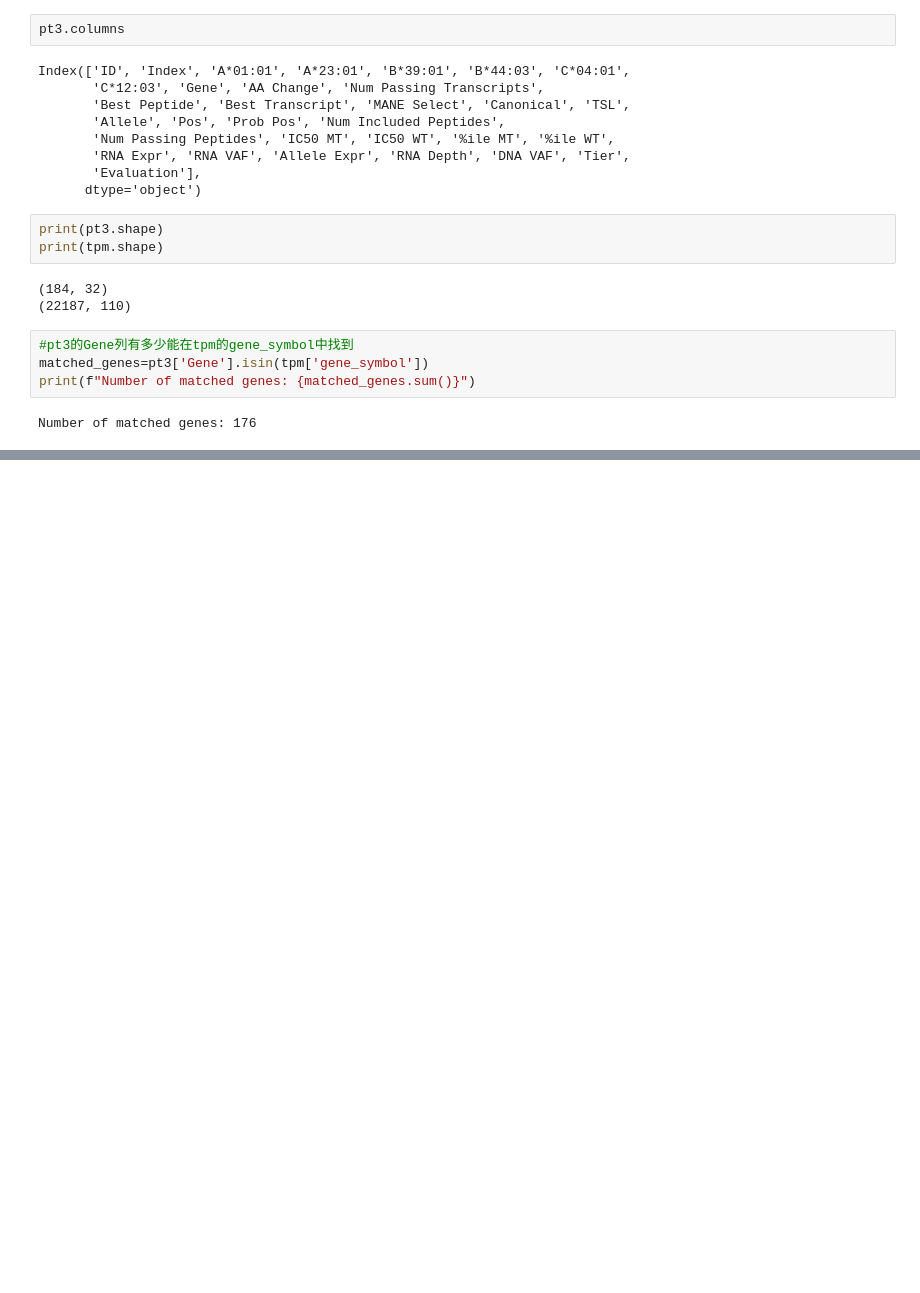
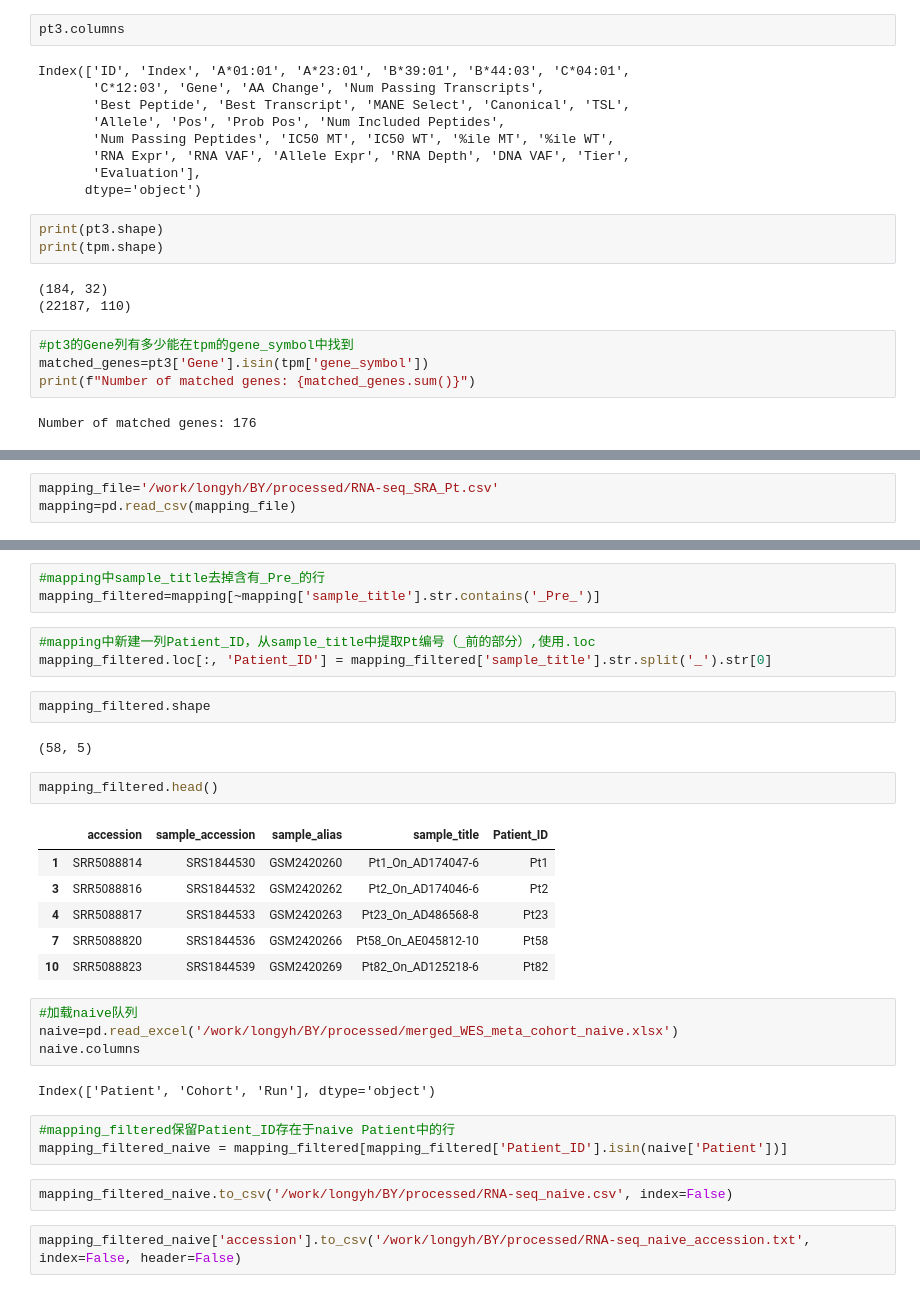
Before and after one commit to Ethanlong2000/Capstone-Project, a Jupyter notebook: script/gene_name_paired.ipynb, the cells around one changed output, grey strips where cells are left out. Drawn from its saved outputs; the diff is of its cells as text; blank space fills up the shorter version.

```diff
--- a/script/gene_name_paired.ipynb
+++ b/script/gene_name_paired.ipynb
@@ -34,0 +255,3 @@ Number of matched genes: 176
+# %%
+mapping_file='/work/longyh/BY/processed/RNA-seq_SRA_Pt.csv'
+mapping=pd.read_csv(mapping_file)
@@ -34,0 +267,32 @@ Number of matched genes: 176
+# %%
+#mapping中sample_title去掉含有_Pre_的行
+mapping_filtered=mapping[~mapping['sample_title'].str.contains('_Pre_')]
+# %%
+#mapping中新建一列Patient_ID，从sample_title中提取Pt编号（_前的部分）,使用.loc
+mapping_filtered.loc[:, 'Patient_ID'] = mapping_filtered['sample_title'].str.split('_').str[0]
+# %%
+mapping_filtered.shape
+# %% [output]
+(58, 5)
+# %%
+mapping_filtered.head()
+# %% [output]
+|  | accession | sample_accession | sample_alias | sample_title | Patient_ID |
+| 1 | SRR5088814 | SRS1844530 | GSM2420260 | Pt1_On_AD174047-6 | Pt1 |
+| 3 | SRR5088816 | SRS1844532 | GSM2420262 | Pt2_On_AD174046-6 | Pt2 |
+| 4 | SRR5088817 | SRS1844533 | GSM2420263 | Pt23_On_AD486568-8 | Pt23 |
+| 7 | SRR5088820 | SRS1844536 | GSM2420266 | Pt58_On_AE045812-10 | Pt58 |
+| 10 | SRR5088823 | SRS1844539 | GSM2420269 | Pt82_On_AD125218-6 | Pt82 |
+# %%
+#加载naive队列
+naive=pd.read_excel('/work/longyh/BY/processed/merged_WES_meta_cohort_naive.xlsx')
+naive.columns
+# %% [output]
+Index(['Patient', 'Cohort', 'Run'], dtype='object')
+# %%
+#mapping_filtered保留Patient_ID存在于naive Patient中的行
+mapping_filtered_naive = mapping_filtered[mapping_filtered['Patient_ID'].isin(naive['Patient'])]
+# %%
+mapping_filtered_naive.to_csv('/work/longyh/BY/processed/RNA-seq_naive.csv', index=False)
+# %%
+mapping_filtered_naive['accession'].to_csv('/work/longyh/BY/processed/RNA-seq_naive_accession.txt', index=False, header=False)
```
Also changed, not shown: parts of 24 cells of this notebook, 5 other files.
